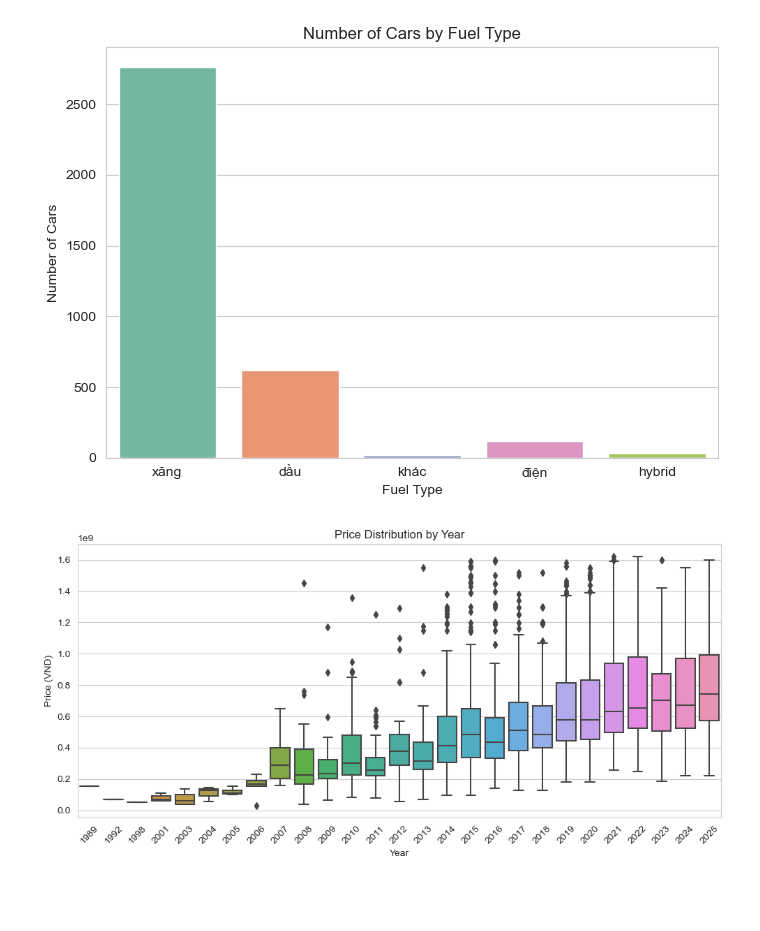
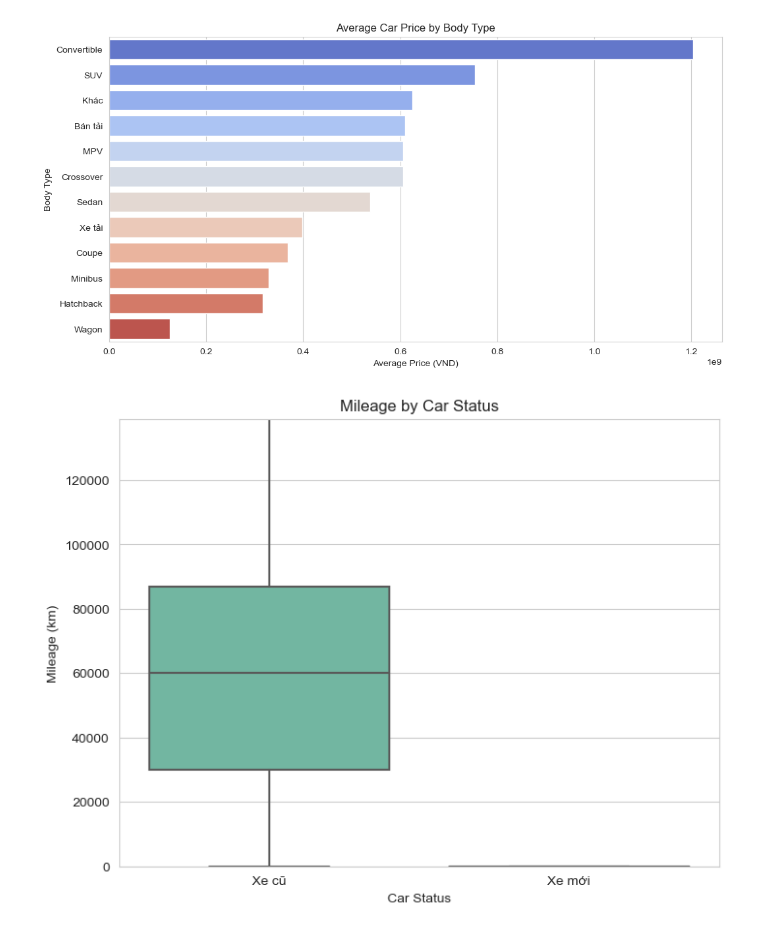
Before and after one commit to nmkhan9/car_price_predict, a Jupyter notebook: notebooks/visualization.ipynb, the cells around one changed output. Drawn from its saved outputs; the diff is of its cells as text; code cells hidden in the pictures; blank space fills up the shorter version.

```diff
--- a/notebooks/visualization.ipynb
+++ b/notebooks/visualization.ipynb
@@ -1,13 +1,16 @@
 # %%
 import pandas as pd
-import numpy as np
 import matplotlib.pyplot as plt
 import seaborn as sns
 import warnings
+import sys, os
+sys.path.append(os.path.abspath(".."))
+from config import ENGINE
 warnings.filterwarnings("ignore")
+engine = ENGINE
 # %%
 sns.set_style("whitegrid")
 # %%
-df = pd.read_csv("../data/data_cleaned.csv")
+df = pd.read_sql("SELECT * FROM car_data_cleaned", engine)
 df.head()
 # %% [output]
@@ -72,22 +73,21 @@ plt.show()
 # %%
-plt.figure(figsize=(7, 5))
-sns.countplot(data=df, x='fuel_type', palette='Set2')
-plt.title('Number of Cars by Fuel Type')
-plt.xlabel('Fuel Type')
-plt.ylabel('Number of Cars')
-plt.tight_layout()
+plt.figure(figsize=(12,6))
+body_price = df.groupby("body_type")["price"].mean().sort_values(ascending=False)
+sns.barplot(x=body_price.values, y=body_price.index, palette="coolwarm")
+plt.title("Average Car Price by Body Type")
+plt.xlabel("Average Price (VND)")
+plt.ylabel("Body Type")
 plt.show()
 # %% [output]
-[figure, old version]
+[figure, new version]
 # %%
-plt.figure(figsize=(10, 5))
-sns.boxplot(data=df, x='year', y='price')
-plt.title('Price Distribution by Year')
-plt.xlabel('Year')
-plt.ylabel('Price (VND)')
-plt.xticks(rotation=45)
-plt.tight_layout()
+plt.figure(figsize=(8,6))
+sns.boxplot(data=df, x="status", y="mileage", palette="Set2")
+plt.title("Mileage by Car Status")
+plt.xlabel("Car Status")
+plt.ylabel("Mileage (km)")
+plt.ylim(0, df["mileage"].quantile(0.95))
 plt.show()
 # %% [output]
-[figure, old version]
+[figure, new version]
 # %%
```
Also changed, not shown: parts of 9 cells of this notebook.
